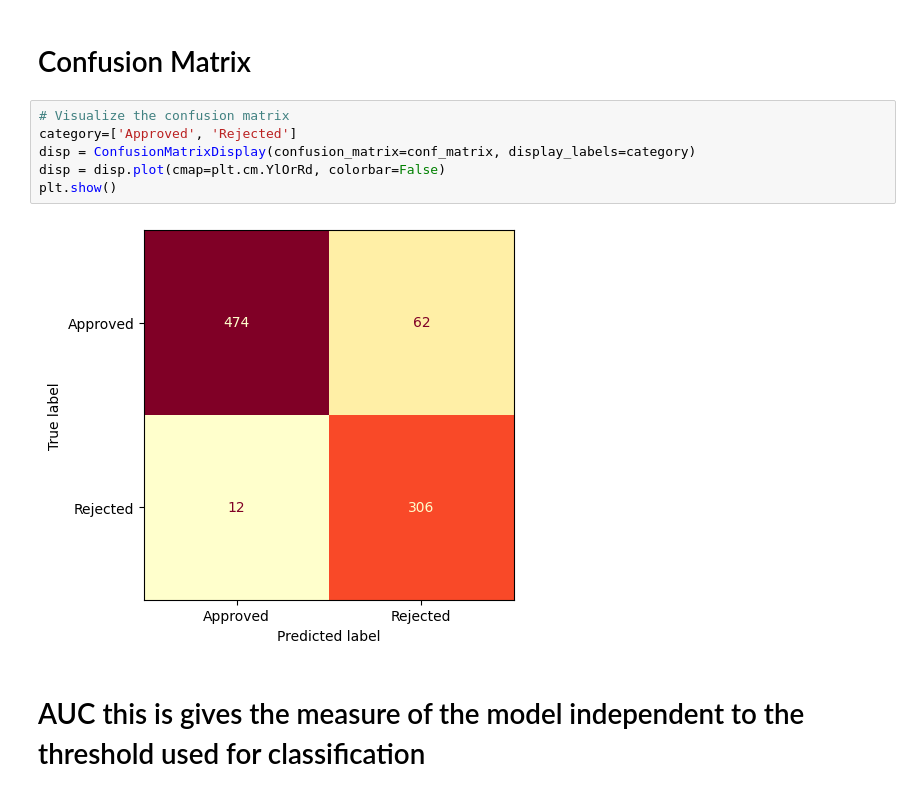
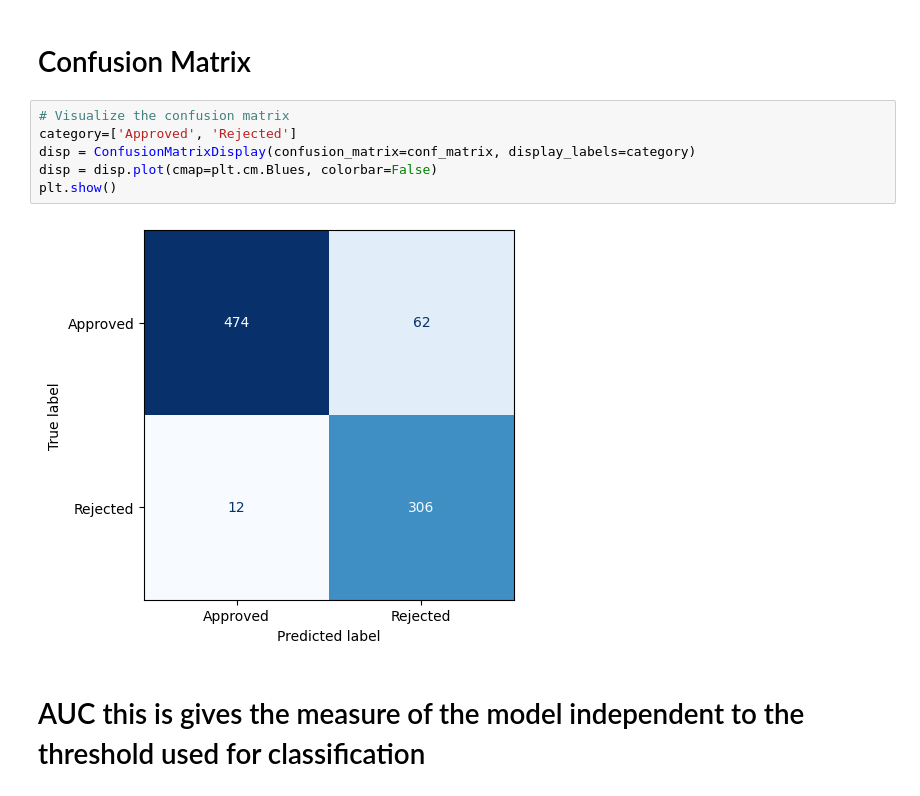
Before and after one commit to notsocertain/SMOTE-vs-ADASYN, a Jupyter notebook: ADASYN-Oversampling.ipynb, the cells around one changed output. Saved outputs shown, nothing was run; the diff lists cells and outputs as text.

```diff
--- a/ADASYN-Oversampling.ipynb
+++ b/ADASYN-Oversampling.ipynb
@@ -359,11 +359,11 @@ weighted avg       0.92      0.91      0.91       854
 # %%
 # Visualize the confusion matrix
 category=['Approved', 'Rejected']
 disp = ConfusionMatrixDisplay(confusion_matrix=conf_matrix, display_labels=category)
-disp = disp.plot(cmap=plt.cm.YlOrRd, colorbar=False)
+disp = disp.plot(cmap=plt.cm.Blues, colorbar=False)
 plt.show()
 # %% [output]
-[figure, old version]
+[figure, new version]
 # %% [markdown]
 # AUC this is gives the measure of the model independent to the threshold used for classification
 # %%
```
Also changed, not shown: parts of 2 cells of this notebook, 9 other files.
